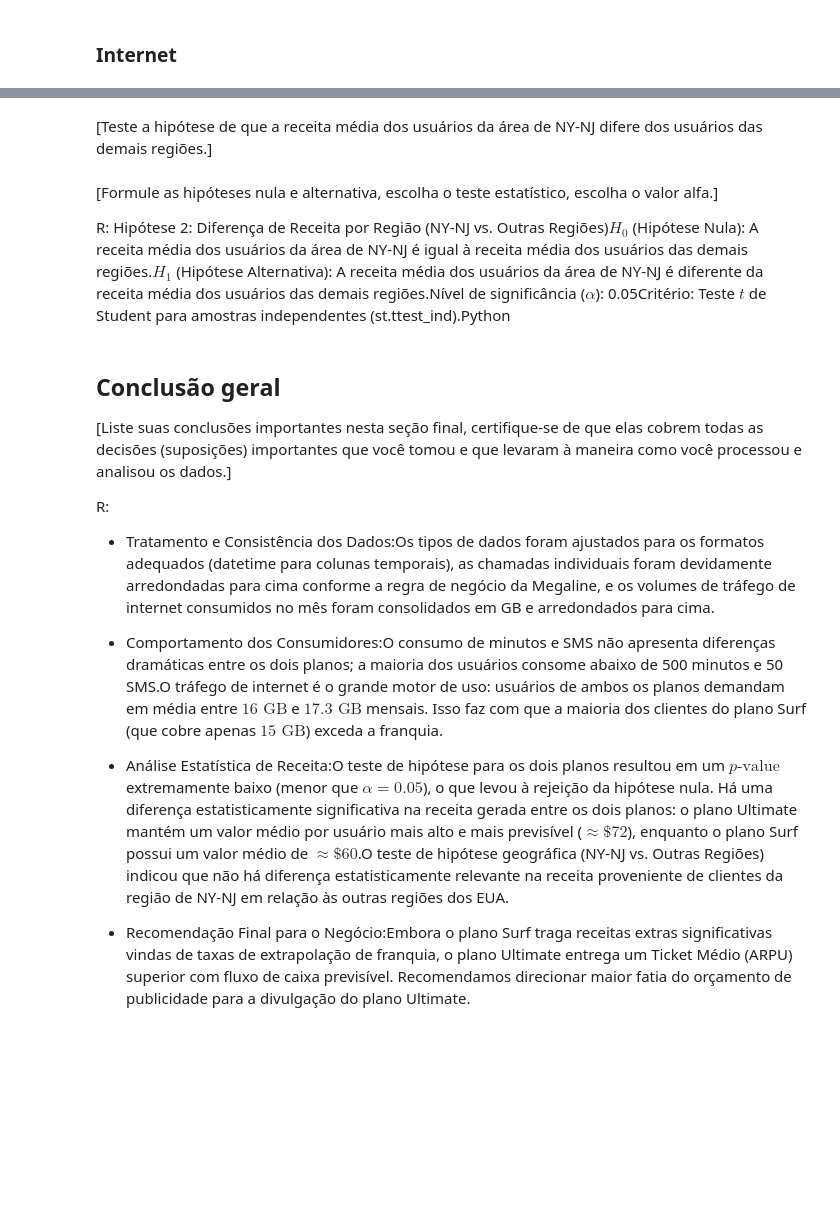
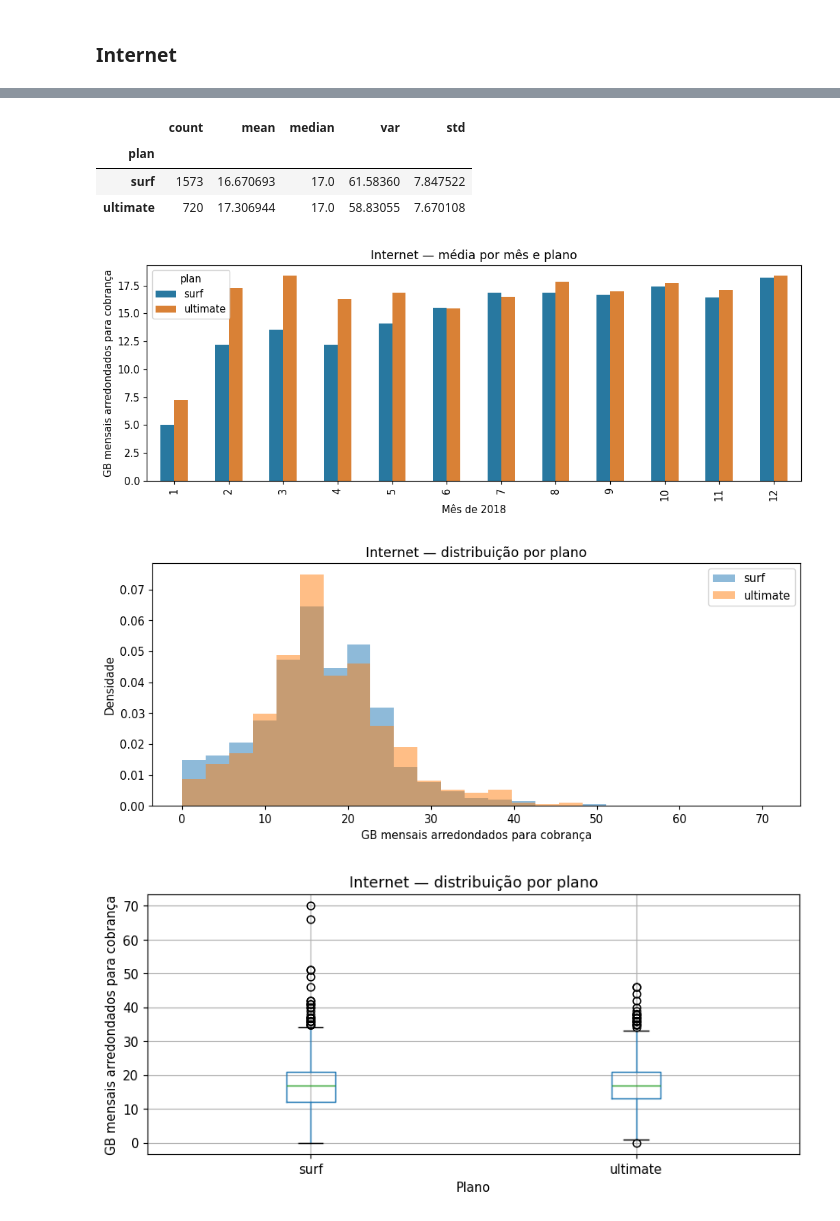
Before and after one commit to VINI-CASTELL/tripleten-data-science-projects, a Jupyter notebook: sprint-04-callsandinternet/analise_megaline.ipynb, the cells around one changed output, grey strips where cells are left out. Saved outputs shown, nothing was run; the diff lists cells and outputs as text; code cells hidden in the pictures; blank space fills up the shorter version.

Commit message:
Revisa análise e documentação da Sprint 4

```diff
--- a/sprint-04-callsandinternet/analise_megaline.ipynb
+++ b/sprint-04-callsandinternet/analise_megaline.ipynb
@@ -414,35 +347,36 @@ else:
-# %% [markdown]
-[Teste a hipótese de que a receita média dos usuários da área de NY-NJ difere dos usuários das demais regiões.]
-# %% [markdown]
-[Formule as hipóteses nula e alternativa, escolha o teste estatístico, escolha o valor alfa.]
-
-R: Hipótese 2: Diferença de Receita por Região (NY-NJ vs. Outras Regiões)$H_0$ (Hipótese Nula): A receita média dos usuários da área de NY-NJ é igual à receita média dos usuários das demais regiões.$H_1$ (Hipótese Alternativa): A receita média dos usuários da área de NY-NJ é diferente da receita média dos usuários das demais regiões.Nível de significância ($\alpha$): 0.05Critério: Teste $t$ de Student para amostras independentes (st.ttest_ind).Python
-# %%
-# Criando indicador para a região de NY-NJ
-df_monthly['is_nynj'] = df_monthly['city'].str.contains('NY-NJ', regex=False)
-
-nynj_revenue = df_monthly[df_monthly['is_nynj']]['revenue']
-other_revenue = df_monthly[~df_monthly['is_nynj']]['revenue']
-
-results_region = st.ttest_ind(nynj_revenue, other_revenue, equal_var=False)
-
-print(f"p-value: {results_region.pvalue}")
-
-if results_region.pvalue < alpha:
-    print("Rejeitamos a hipótese nula: A receita média na região NY-NJ difere das demais regiões.")
-else:
-    print("Nós não podemos rejeitar a hipótese nula: Não há diferença estatisticamente significativa entre a receita da região NY-NJ e outras regiões.")
-# %% [markdown]
-## Conclusão geral
-
-[Liste suas conclusões importantes nesta seção final, certifique-se de que elas cobrem todas as decisões (suposições) importantes que você tomou e que levaram à maneira como você processou e analisou os dados.]
-
-R:
-
-- Tratamento e Consistência dos Dados:Os tipos de dados foram ajustados para os formatos adequados (datetime para colunas temporais), as chamadas individuais foram devidamente arredondadas para cima conforme a regra de negócio da Megaline, e os volumes de tráfego de internet consumidos no mês foram consolidados em GB e arredondados para cima.
-
-- Comportamento dos Consumidores:O consumo de minutos e SMS não apresenta diferenças dramáticas entre os dois planos; a maioria dos usuários consome abaixo de 500 minutos e 50 SMS.O tráfego de internet é o grande motor de uso: usuários de ambos os planos demandam em média entre $16\text{ GB}$ e $17.3\text{ GB}$ mensais. Isso faz com que a maioria dos clientes do plano Surf (que cobre apenas $15\text{ GB}$) exceda a franquia.
-
-- Análise Estatística de Receita:O teste de hipótese para os dois planos resultou em um $p\text{-value}$ extremamente baixo (menor que $\alpha = 0.05$), o que levou à rejeição da hipótese nula. Há uma diferença estatisticamente significativa na receita gerada entre os dois planos: o plano Ultimate mantém um valor médio por usuário mais alto e mais previsível ($\approx \$72$), enquanto o plano Surf possui um valor médio de $\approx \$60$.O teste de hipótese geográfica (NY-NJ vs. Outras Regiões) indicou que não há diferença estatisticamente relevante na receita proveniente de clientes da região de NY-NJ em relação às outras regiões dos EUA.
-
-- Recomendação Final para o Negócio:Embora o plano Surf traga receitas extras significativas vindas de taxas de extrapolação de franquia, o plano Ultimate entrega um Ticket Médio (ARPU) superior com fluxo de caixa previsível. Recomendamos direcionar maior fatia do orçamento de publicidade para a divulgação do plano Ultimate.
+# %%
+resumo = df_monthly.groupby('plan')['gb_used'].agg(['count', 'mean', 'median', 'var', 'std'])  # Eu calculei as medidas de internet por plano.
+display(resumo)  # Eu mostrei o resumo estatístico.
+medias_mensais = df_monthly.pivot_table(index='month', columns='plan', values='gb_used', aggfunc='mean')  # Eu calculei as médias de cada mês e plano.
+medias_mensais.plot(kind='bar', figsize=(10, 4), color=['#2878A0', '#D98136'])  # Eu comparei as médias mensais dos planos.
+plt.title('Internet — média por mês e plano')  # Eu defini o título.
+plt.xlabel('Mês de 2018')  # Eu identifiquei o eixo horizontal.
+plt.ylabel('GB mensais arredondados para cobrança')  # Eu identifiquei o eixo vertical.
+plt.tight_layout()  # Eu ajustei os espaços dos textos.
+plt.show()  # Eu exibi o gráfico.
+intervalos = np.linspace(0, df_monthly['gb_used'].max() + 1, 26)  # Eu defini os mesmos intervalos para os dois histogramas.
+plt.figure(figsize=(9, 4))  # Eu criei uma figura para as distribuições.
+for plano in ['surf', 'ultimate']:  # Eu desenhei a distribuição de cada plano.
+    valores = df_monthly[df_monthly['plan'] == plano]['gb_used']  # Eu selecionei os valores do plano.
+    plt.hist(valores, bins=intervalos, density=True, alpha=0.5, label=plano)  # Eu usei densidade para comparar grupos de tamanhos diferentes.
+plt.title('Internet — distribuição por plano')  # Eu defini o título.
+plt.xlabel('GB mensais arredondados para cobrança')  # Eu identifiquei a medida analisada.
+plt.ylabel('Densidade')  # Eu indiquei a escala do histograma.
+plt.legend()  # Eu identifiquei os planos na legenda.
+plt.tight_layout()  # Eu ajustei os espaços dos textos.
+plt.show()  # Eu exibi o histograma.
+df_monthly.boxplot(column='gb_used', by='plan', figsize=(8, 4))  # Eu comparei medianas, dispersão e valores extremos.
+plt.title('Internet — distribuição por plano')  # Eu defini o título.
+plt.suptitle('')  # Eu removi o título automático adicional.
+plt.xlabel('Plano')  # Eu identifiquei o eixo horizontal.
+plt.ylabel('GB mensais arredondados para cobrança')  # Eu identifiquei o eixo vertical.
+plt.tight_layout()  # Eu ajustei os espaços dos textos.
+plt.show()  # Eu exibi o boxplot.
+# %% [output]
+|  | count | mean | median | var | std |
+| plan |  |  |  |  |  |
+| surf | 1573 | 16.670693 | 17.0 | 61.58360 | 7.847522 |
+| ultimate | 720 | 17.306944 | 17.0 | 58.83055 | 7.670108 |
+[figure, added]
+[figure, added]
+[figure, added]
```
Also changed, not shown: parts of 136 cells of this notebook, 3 other files.
